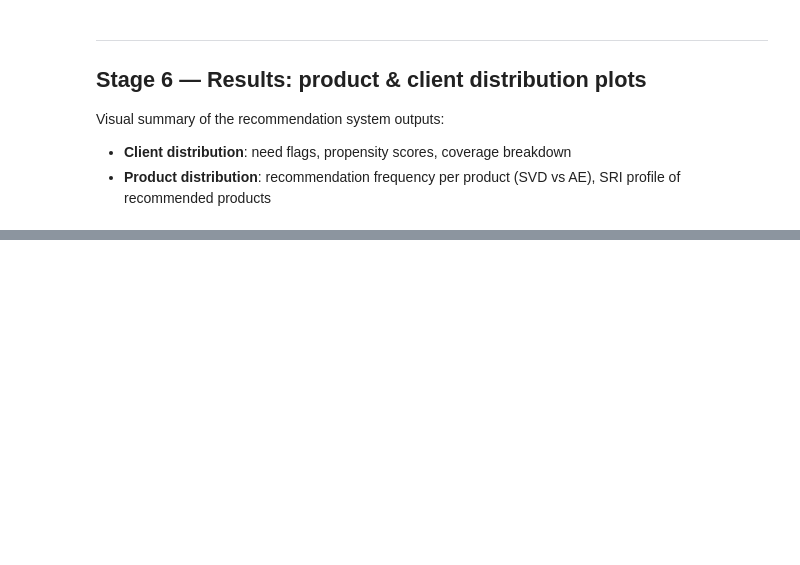
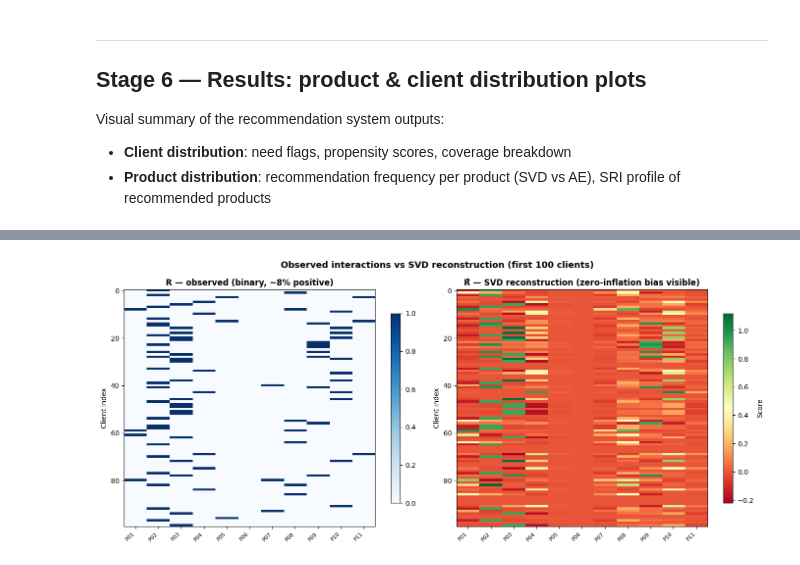
Before and after one commit to tommybaresi-creator/fintech-group-work, a Jupyter notebook: BusinessCase2/rec_sys_svd_autoencoder.ipynb, the cells around one changed output, grey strips where cells are left out. Cells and saved outputs as stored; diff of their text form; code cells hidden in the pictures; blank space fills up the shorter version.

```diff
--- a/BusinessCase2/rec_sys_svd_autoencoder.ipynb
+++ b/BusinessCase2/rec_sys_svd_autoencoder.ipynb
@@ -867,0 +574,4 @@ plt.show()
+# %%
+plot_matrix_heatmap(R, R_hat_svd, products_df)
+# %% [output]
+[figure, added]
```
Also changed, not shown: parts of 33 cells of this notebook, 3 other files.
